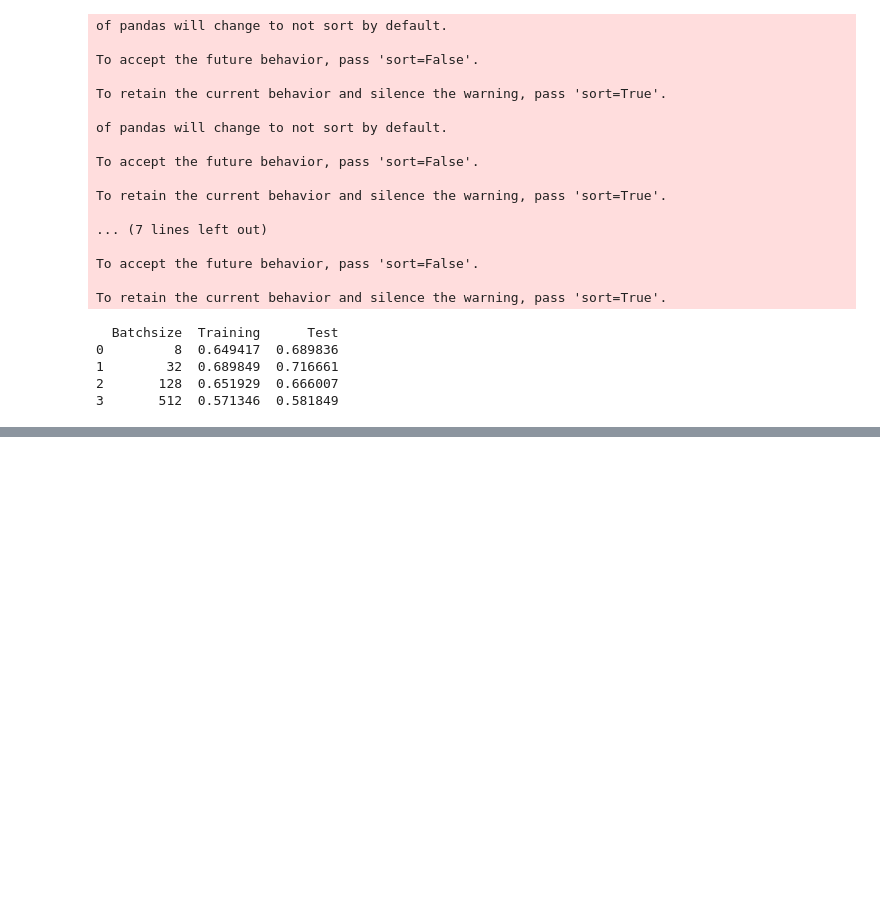
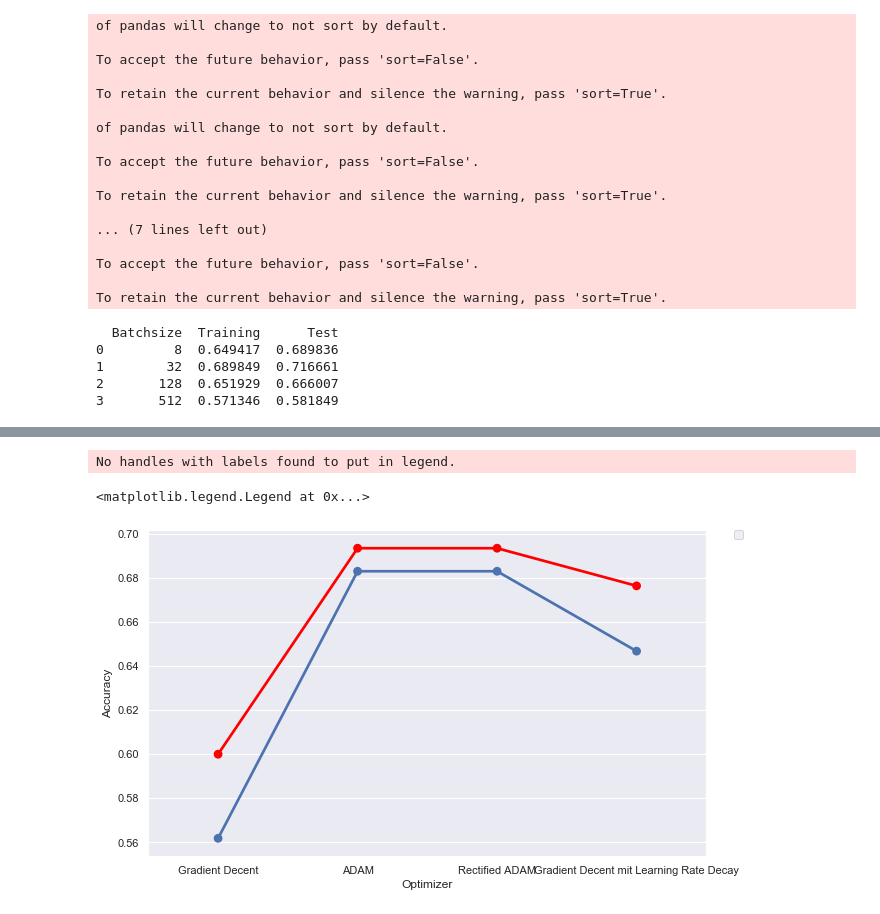
Before and after one commit to VCRoselieb/LocVisualisierungen, a Jupyter notebook: Locs.ipynb, the cells around one changed output, grey strips where cells are left out. Drawn from its saved outputs; the diff is of its cells as text; code cells hidden in the pictures; blank space fills up the shorter version.

```diff
--- a/Locs.ipynb
+++ b/Locs.ipynb
@@ -43,7 +45,6 @@ for fil in folders:
         name = str(file)
 
         if ('bs128' in name):
-            a+=1
             bs128.append(pd.read_csv(direction + '/' + name ,sep= ';',usecols=columns))
             df_concatenated128 = pd.concat(bs128, ignore_index=True)
 
@@ -120,0 +202,19 @@ fig.tight_layout()
+# %%
+#Plot accuracy
+
+# create two axes
+fig = plt.figure(figsize=(10,6) )
+
+
+# first subplot
+ax = sns.pointplot(x="Optimizer", y="Training", data=accuracy2)
+
+
+# second subplot
+ax2= sns.pointplot(x="Optimizer", y="Test", data=accuracy2, color= 'red')#
+#handling legends
+ax.set(xlabel='Optimizer', ylabel='Accuracy')
+# %% [output]
+No handles with labels found to put in legend.
+<matplotlib.legend.Legend at 0x...>
+[figure, added]
```
Also changed, not shown: parts of 6 cells of this notebook.
